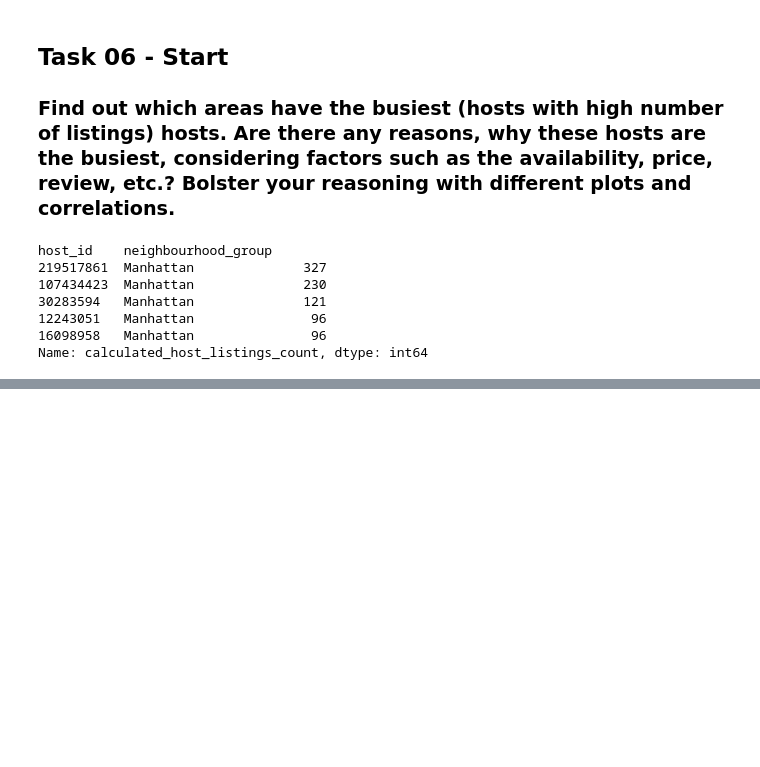
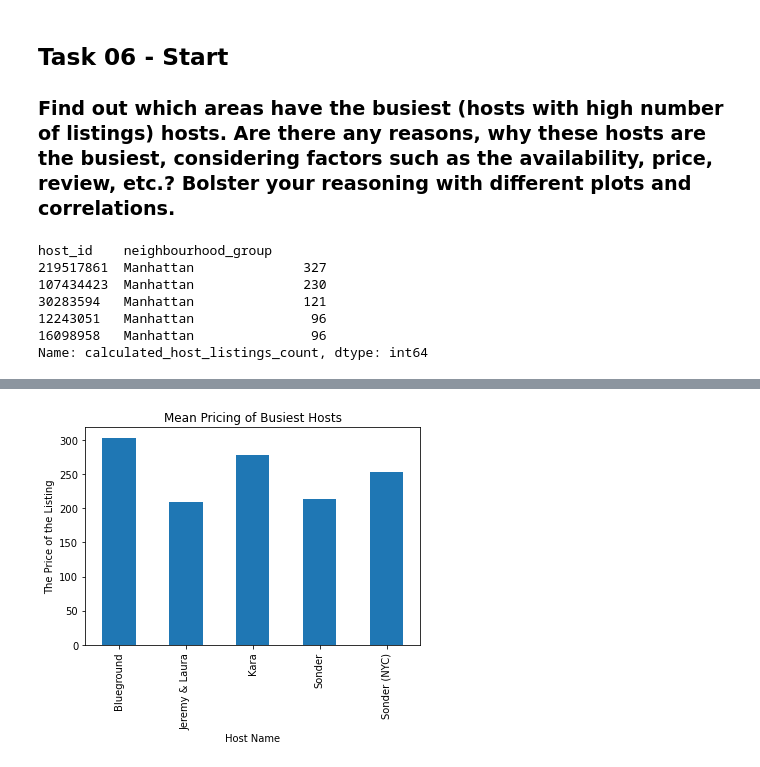
Before and after one commit to chen146-2/Data-Science-NYC-Airbnb-Analyzer, a Jupyter notebook: Data Science - NYC Airbnb Analysis.ipynb, the cells around one changed output, grey strips where cells are left out. Cells and saved outputs as stored; diff of their text form; code cells hidden in the pictures; blank space fills up the shorter version.

```diff
--- a/Data Science - NYC Airbnb Analysis.ipynb
+++ b/Data Science - NYC Airbnb Analysis.ipynb
@@ -648,3 +690,15 @@ busy05.head()
 | 5286 | 3819703 | 5107-Studio Doorman GYM LuX | 16098958 | Jeremy & Laura | Manhattan | Upper West Side | 40.79082 | -73.97452 | ... |
 | 5357 | 3867705 | 5146-Doorman Pool!1 bedroom View | 16098958 | Jeremy & Laura | Manhattan | Upper West Side | 40.79370 | -73.96590 | ... |
 | 5372 | 3882103 | 5136-Doorman 2 bedroom 3 beds! | 16098958 | Jeremy & Laura | Manhattan | Hell's Kitchen | 40.76665 | -73.98660 | ... |
+# %%
+# Concatenating all five of these dataframes belonging to the top 5 busiest hosts to acquire
+# a resulting dataframe in which all the listings belong to the top 5 busiest hosts.
+# I will be printing out the total number of listings of this new dataframe.
+
+top_05 = pd.concat([busy01, busy02, busy03, busy04,busy05])
+total_num = busy01.shape[0] + busy02.shape[0] + busy03.shape[0] + busy04.shape[0] + busy05.shape[0]
+print("The total number of listings of the top 5 busiest hosts is:", total_num)
+
+# Displaying this new dataframe to the user.
+
+top_05
@@ -650,0 +787,22 @@ busy05.head()
+# %%
+# finding the mean pricing for each host of the top 5 busiest hosts.
+
+mean_hosts = top_05.groupby('host_name')['price'].mean()
+
+# Displaying the mean listing pricing for each host in a bar plot.
+
+bar_host_mean = mean_hosts.plot.bar(x='host_name', y='price', title='Mean Pricing of Busiest Hosts')
+bar_host_mean.set_xlabel("Host Name")
+bar_host_mean.set_ylabel("The Price of the Listing")
+print()
+
+# As we can view from the displayed bar plot below, the most expensive average listing price belongs
+# to the Blueground host, who has an average pricing of $303 for their airbnb listings.
+# The least expensive average listing price belongs to the host Jeremy & Laura, who have an
+# average pricing of around $209 for their airbnb listings.
+
+# The reasoning for these relatively high mean pricing for the airbnb listings for these top 5
+# busiest hosts can most likely be attributed to the location of the listing. Since a more desirable
+# listing in a potentially wealthy neighborhood can explain the higher pricing for the airbnb.
+# %% [output]
+[figure, added]
```
Also changed, not shown: parts of 34 cells of this notebook.
